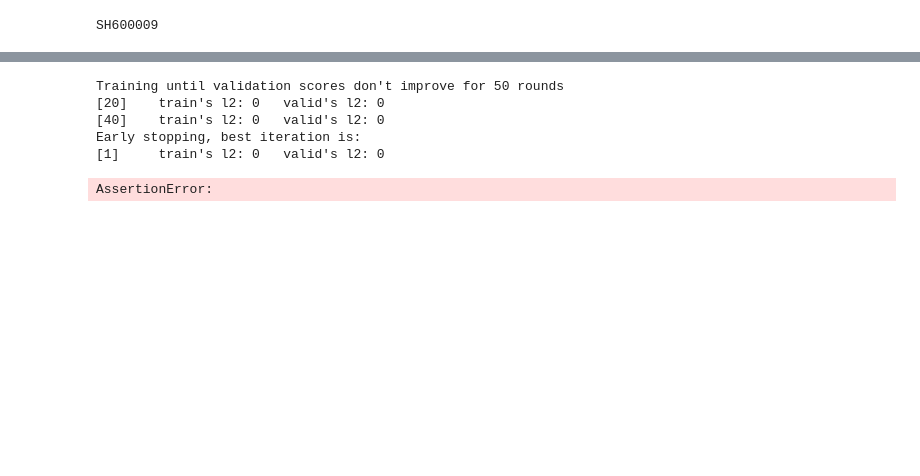
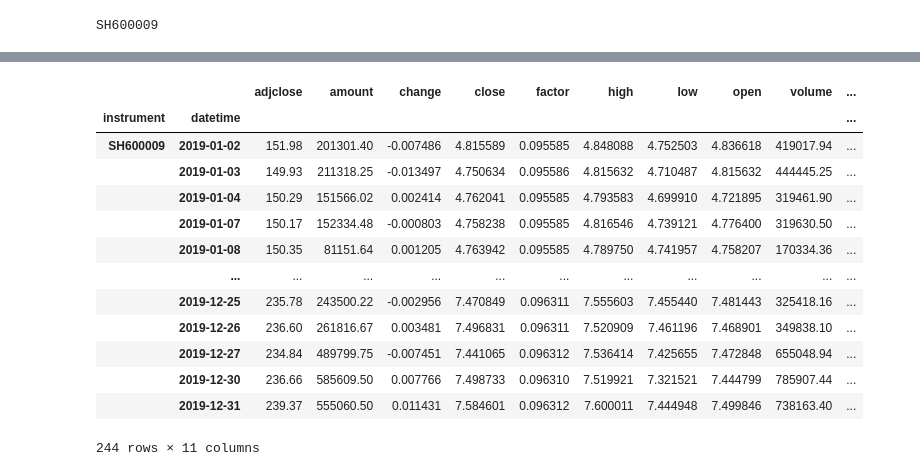
Before and after one commit to huakyouin/finbot, a Jupyter notebook: train/股价预测.ipynb, the cells around one changed output, grey strips where cells are left out. Saved outputs shown, nothing was run; the diff lists cells and outputs as text; code cells hidden in the pictures; blank space fills up the shorter version.

```diff
--- a/train/股价预测.ipynb
+++ b/train/股价预测.ipynb
@@ -134,13 +105,43 @@ if use_initial:
+# %%
+df = pldf.to_pandas()
+labels = ['LABEL0']
+features = [col for col in df.columns if col.isupper() and col not in labels]
+df['datetime'] = pd.to_datetime(df['datetime'])
+df.set_index(['instrument', 'datetime'], inplace=True)
+df.dropna(inplace=True)
+df[labels] = df.groupby('instrument')[labels].transform(lambda x: (x - x.mean()) / x.std())
+# %%
+years = df.index.get_level_values('datetime').year
+df_1617 = df[years.isin([2016, 2017])].copy()
+df_18 = df[years == 2018].copy()
+df_19 = df[years == 2019].copy()
 # %%
 from qlib.contrib.model.gbdt import LGBModel
-model = LGBModel(
-    loss="mse",
+import lightgbm as lgb
+
+model_params = dict(
+    objective="mse",
     colsample_bytree=0.8879,
     learning_rate=0.0421,
     subsample=0.8789,
     lambda_l1=205.6999,
-    lambda_l2=580.9768,
+    lambda_l2=580.9768, # 正则超重
     max_depth=8,
     num_leaves=210,
     num_threads=20,
+    verbosity=-1,
 )
+early_stopping_callback = lgb.early_stopping(50)
+verbose_eval_callback = lgb.log_evaluation(period=20)
+evals_result = {}
+evals_result_callback = lgb.record_evaluation(evals_result)
+train_set = lgb.Dataset(df_1617[features].values, label=df_1617['LABEL0'].values, free_raw_data=False)
+valid_set = lgb.Dataset(df_18[features].values, label=df_18['LABEL0'].values, free_raw_data=False)
+model = lgb.train(
+        model_params,
+        train_set,
+        num_boost_round=1000,
+        valid_sets=[train_set, valid_set],
+        valid_names=['train', 'valid'],
+        callbacks=[verbose_eval_callback, evals_result_callback],
+    )
@@ -183,22 +165,0 @@ register_wrapper(Cal, MyCal)
-# %%
-# 训练模型
-model.fit(ds)
-# %% [output]
-Training until validation scores don't improve for 50 rounds
-[20]    train's l2: 0   valid's l2: 0
-[40]    train's l2: 0   valid's l2: 0
-Early stopping, best iteration is:
-[1]     train's l2: 0   valid's l2: 0
-# %%
-from qlib.contrib.evaluate import backtest_daily
-from qlib.contrib.evaluate import risk_analysis
-from qlib.contrib.strategy import TopkDropoutStrategy
-from qlib.backtest.executor import BaseExecutor
-
-strategy_obj = TopkDropoutStrategy(model=model,dataset=ds,topk=50,n_drop=5)
-executor_obj = BaseExecutor(time_per_step='day')
-report_normal, positions_normal = backtest_daily(
-    start_time="2019-01-01", end_time="2019-12-31", strategy=strategy_obj
-)
-# %% [output]
-AssertionError:
@@ -211,0 +166,18 @@ print(analysis_df)
+# %%
+df_19['predict'] = model.predict(df_19[features]).tolist()
+df_19[[col for col in df_19.columns if col.islower()]]
+# %% [output]
+|  |  | adjclose | amount | change | close | factor | high | low | open | volume | ... |
+| instrument | datetime |  |  |  |  |  |  |  |  |  | ... |
+| SH600009 | 2019-01-02 | 151.98 | 201301.40 | -0.007486 | 4.815589 | 0.095585 | 4.848088 | 4.752503 | 4.836618 | 419017.94 | ... |
+|  | 2019-01-03 | 149.93 | 211318.25 | -0.013497 | 4.750634 | 0.095586 | 4.815632 | 4.710487 | 4.815632 | 444445.25 | ... |
+|  | 2019-01-04 | 150.29 | 151566.02 | 0.002414 | 4.762041 | 0.095585 | 4.793583 | 4.699910 | 4.721895 | 319461.90 | ... |
+|  | 2019-01-07 | 150.17 | 152334.48 | -0.000803 | 4.758238 | 0.095585 | 4.816546 | 4.739121 | 4.776400 | 319630.50 | ... |
+|  | 2019-01-08 | 150.35 | 81151.64 | 0.001205 | 4.763942 | 0.095585 | 4.789750 | 4.741957 | 4.758207 | 170334.36 | ... |
+|  | ... | ... | ... | ... | ... | ... | ... | ... | ... | ... | ... |
+|  | 2019-12-25 | 235.78 | 243500.22 | -0.002956 | 7.470849 | 0.096311 | 7.555603 | 7.455440 | 7.481443 | 325418.16 | ... |
+|  | 2019-12-26 | 236.60 | 261816.67 | 0.003481 | 7.496831 | 0.096311 | 7.520909 | 7.461196 | 7.468901 | 349838.10 | ... |
+|  | 2019-12-27 | 234.84 | 489799.75 | -0.007451 | 7.441065 | 0.096312 | 7.536414 | 7.425655 | 7.472848 | 655048.94 | ... |
+|  | 2019-12-30 | 236.66 | 585609.50 | 0.007766 | 7.498733 | 0.096310 | 7.519921 | 7.321521 | 7.444799 | 785907.44 | ... |
+|  | 2019-12-31 | 239.37 | 555060.50 | 0.011431 | 7.584601 | 0.096312 | 7.600011 | 7.444948 | 7.499846 | 738163.40 | ... |
+244 rows × 11 columns
```
Also changed, not shown: parts of 7 cells of this notebook, 10 other files.
